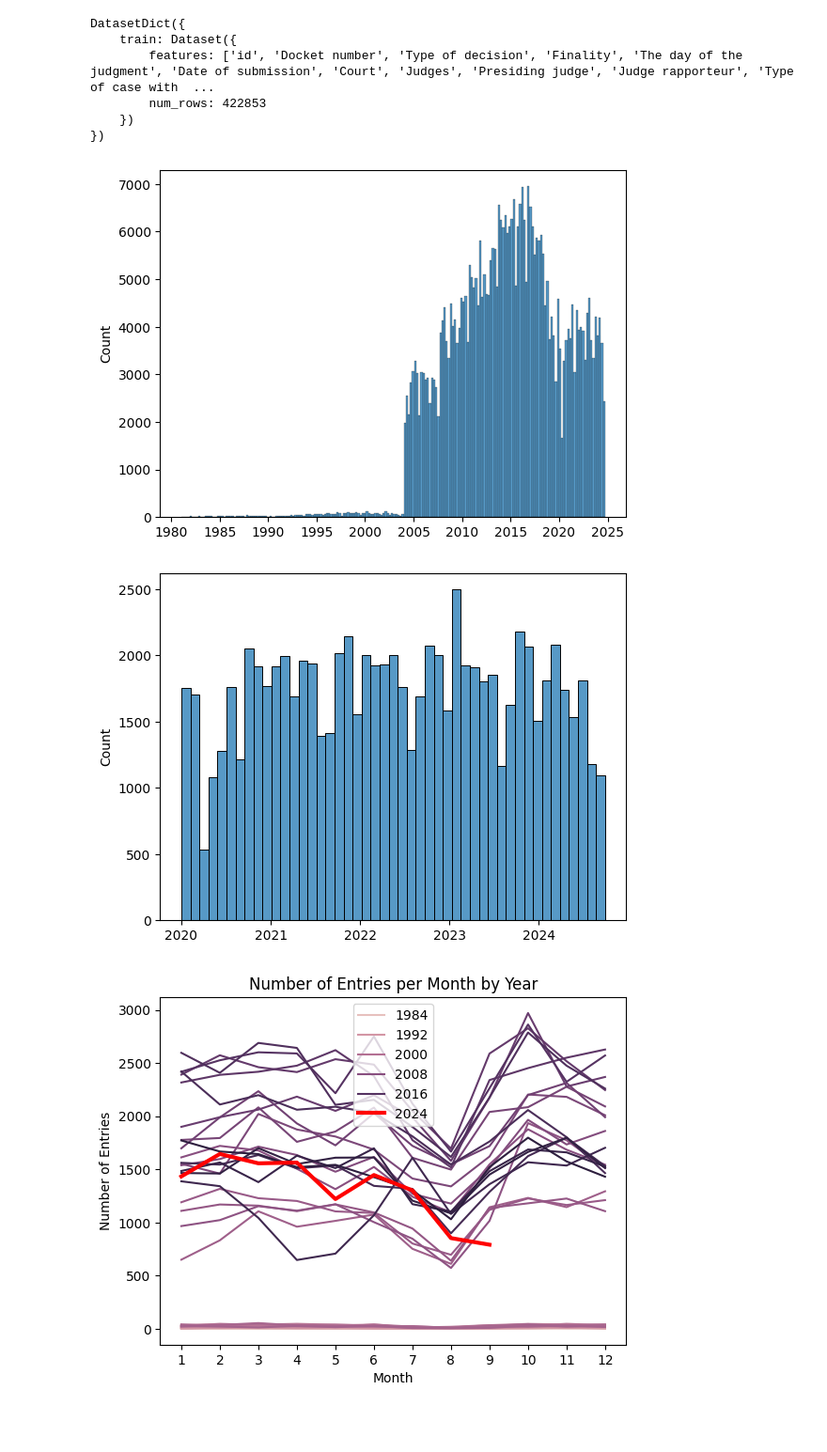
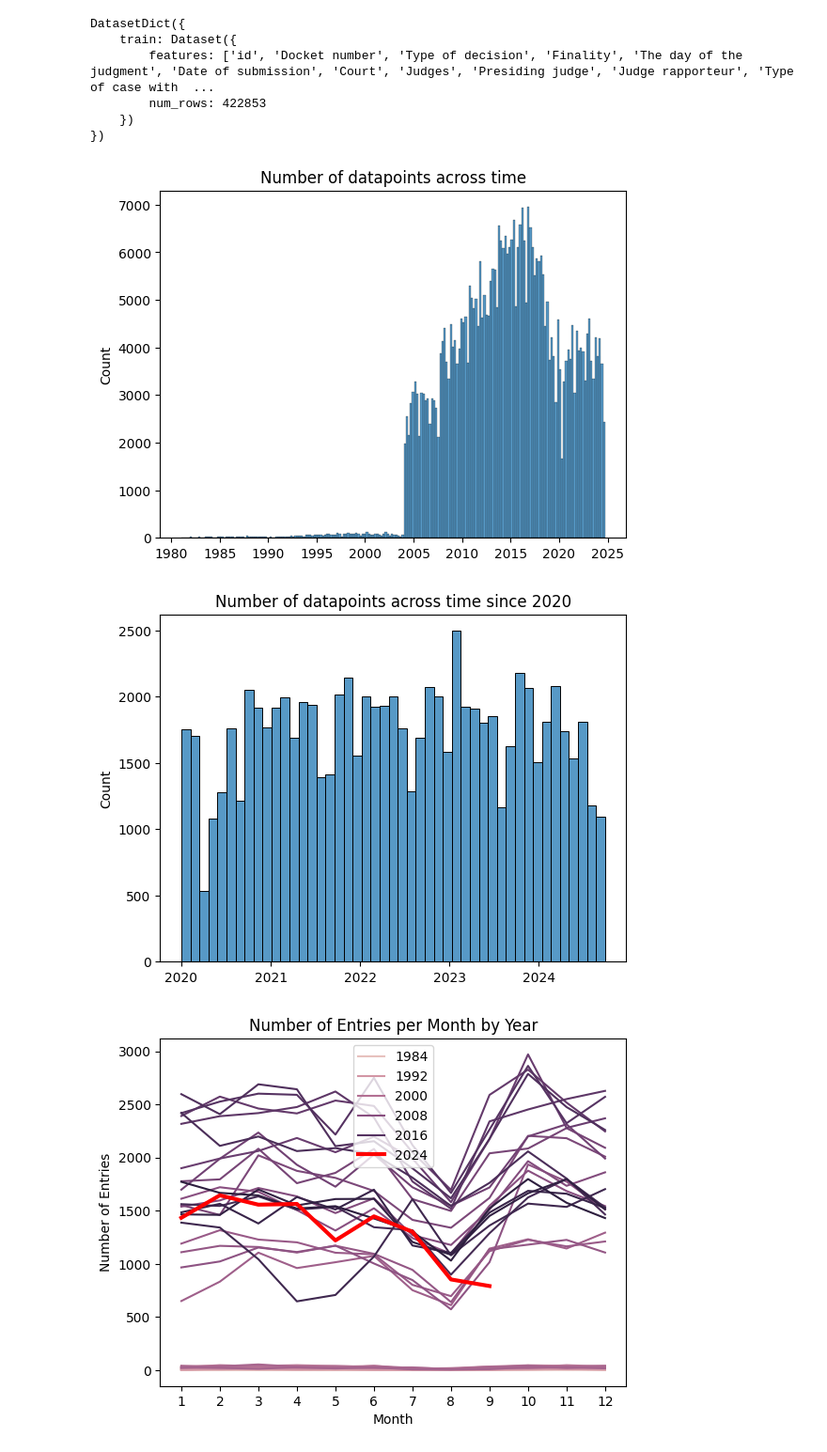
Before and after one commit to pwr-ai/JuDDGES, a Jupyter notebook: dev_notebooks/3_nsa_update_analysis.ipynb, the cells around one changed output. Shown at 94% size. Drawn from its saved outputs; the diff is of its cells as text; code cells hidden in the pictures; blank space fills up the shorter version.

```diff
--- a/dev_notebooks/3_nsa_update_analysis.ipynb
+++ b/dev_notebooks/3_nsa_update_analysis.ipynb
@@ -36,14 +42,16 @@ ds = ds.map(lambda x: {"month": x[date_column].month}, num_proc=15)
 # %%
 from matplotlib import pyplot as plt
 
+sns.histplot(ds[date_column])
+plt.title("Number of datapoints across time")
+plt.show()
 
-sns.histplot(ds[date_column])
+sns.histplot(ds_recent[date_column])
+plt.title("Number of datapoints across time since 2020")
 plt.show()
-sns.histplot(ds_recent[date_column])
-plt.show()
 # %% [output]
-[figure, old version]
+[figure, new version]
-[figure, old version]
+[figure, new version]
 # %%
 # Create a DataFrame and count entries per month-year combination
 df = ds.to_pandas()
```
Also changed, not shown: parts of 13 cells of this notebook, 3 other files.
